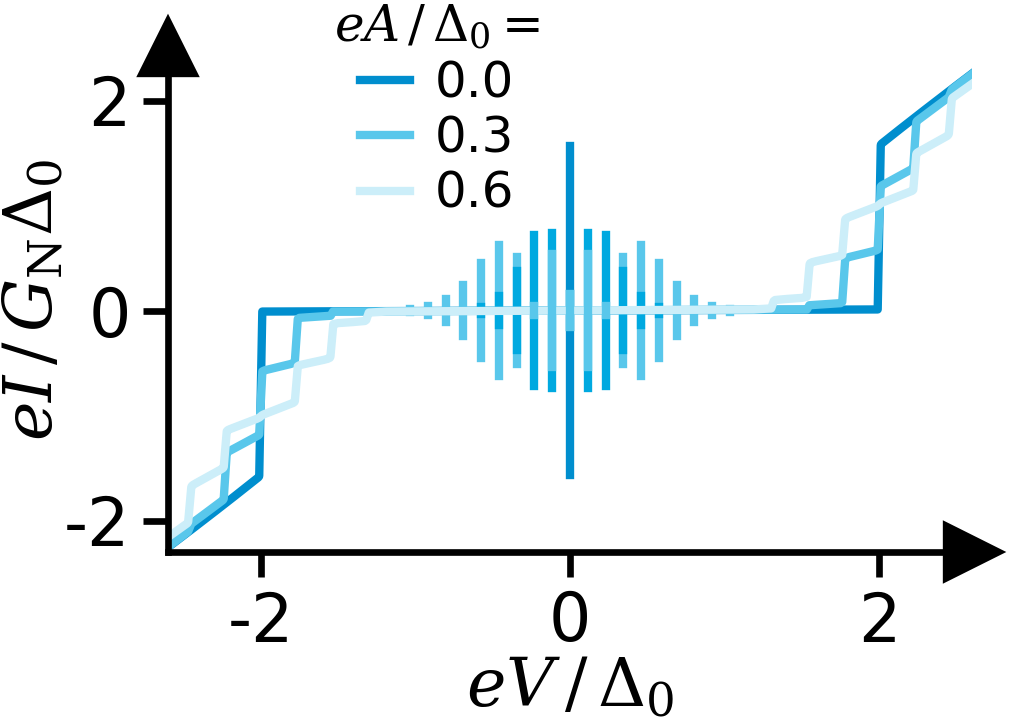
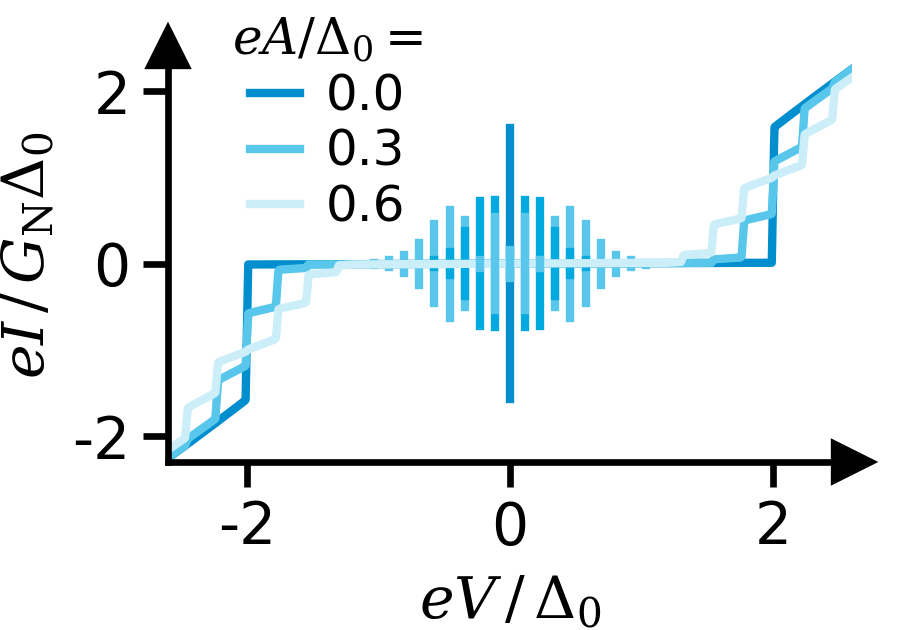
The notebook cell's code change between the first figure and the second:
--- before
+++ after
@@ -1,3 +1,3 @@
-fig, ax = sc.get_figure(figsize=(1.7, 1.2), subfigure=False)
+fig, ax = sc.get_figure(figsize=(1.5, 1.05), subfigure=True)
 
 colors = [sc.seeblau100, sc.seeblau65, sc.seeblau35]
@@ -34,12 +34,12 @@
     handles=handles,
     labels=labels,
-    title="$eA\\,/\\,\\Delta_0 = $",
+    title="$eA/\\Delta_0=$",
     handlelength=1.0,
-    loc="upper right",
+    loc="upper left",
     frameon=False,
-    fontsize=6,
-    title_fontsize=6,
-    bbox_to_anchor=(0.5, 1.15),
-    # bbox_to_anchor=(1.0, 1.15),
+    fontsize=5,
+    title_fontsize=5,
+    # bbox_to_anchor=(0.5, 1.15),
+    bbox_to_anchor=(0.05, 1.15),
     borderpad=0.1,  # reduces padding inside the legend box
     labelspacing=0.15,  # reduces vertical spacing between items

Commit: updates thesis figures